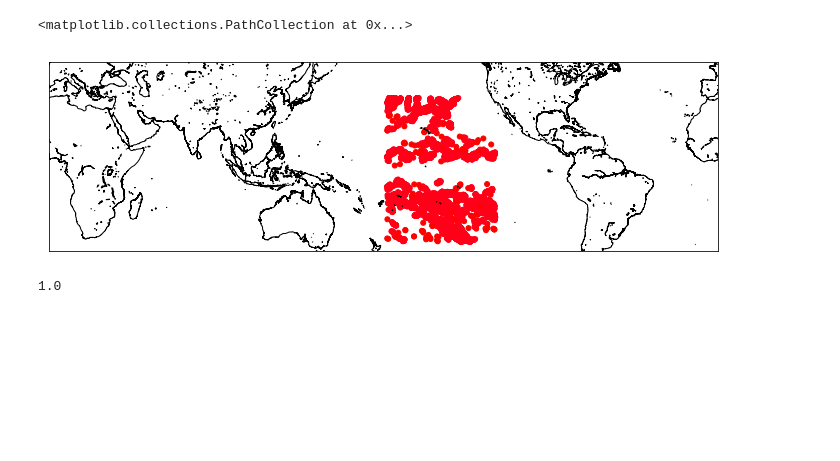
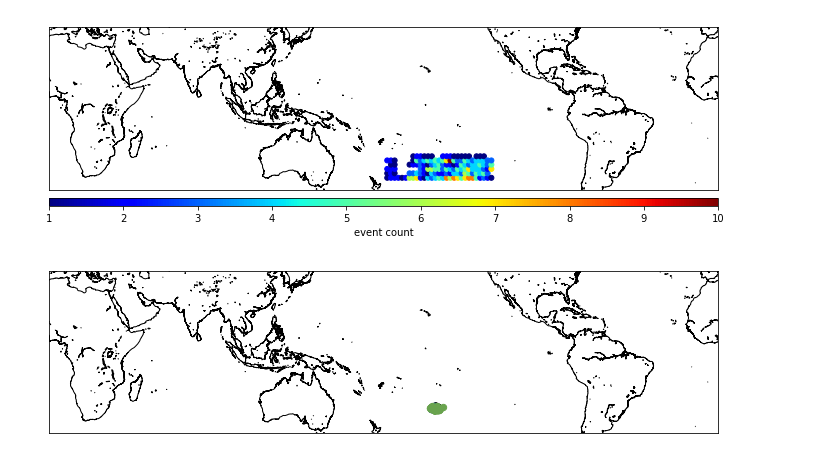
Before and after one commit to pshivraj/Precip_eScience, a Jupyter notebook: Plot Clustering Results.ipynb, the cells around one changed output. Cells and saved outputs as stored; diff of their text form; code cells hidden in the pictures; blank space fills up the shorter version.

```diff
--- a/Plot Clustering Results.ipynb
+++ b/Plot Clustering Results.ipynb
@@ -12,5 +42,9 @@ import math
+# %%
+def find_nearest_box(llat,llon,point):
+    D = [lat_long_to_arc(l1,l2,point[0],point[1]) for l1,l2 in zip(llat,llon)]
+    return np.argmin(D)
 # %%
-file = xr.open_dataset('SortedData.nc4')
+file = xr.open_dataset('SortedData_Optics.nc4')
 Data = file.Data.data #[delta_time, lat, lon, surface_rain, latent heat profile]
 labels = file.Labels.data
 Time = file.time.data
@@ -77,35 +111,64 @@ Text(0.5, 1.0, 'Range of Latent Heat Profiles in Events')
 # %%
-bbox = [-40,50,0,360]
+bbox = [-40,40,0,360]
 
 plt.figure(figsize=(12,6))
 # Define the projection, scale, the corners of the map, and the resolution.
 m = Basemap(projection='merc',llcrnrlat=bbox[0],urcrnrlat=bbox[1],\
             llcrnrlon=bbox[2],urcrnrlon=bbox[3],lat_ts=10,resolution='i')
 cmap = plt.get_cmap('gist_earth')
 
 # Draw coastlines
 m.drawcoastlines()
 
-GridPoints, index = np.unique(Data[:,1:3],axis=0,return_index=True)
-GridPoints = Data[index,1:3]
+Lat_Boxes = range(-35,35,2)
+Lon_Boxes = range(-180,-120,2)
 
-events_count = np.zeros((len(GridPoints)))
+llat, llon = np.meshgrid(Lat_Boxes,Lon_Boxes)
+llat = llat.flatten()
+llon = llon.flatten()
 
-for i in range(len(GridPoints)):
-    indices = np.array(np.argwhere(np.all((Data[:,1:3]==GridPoints[i,:]),axis=1)))
-    clusters = [labels[int(j)] for j in indices]
-    cluster = np.unique(clusters)
-    num = cluster[cluster>-1]
-    events_count[i]= len(num)
+events_count = np.zeros((len(llat)))
 
-labels_min = 0
-labels_max = np.max(events_count)
+for i in range(n_clusters_):
+    cluster = Data[labels==i,:]
+    cluster = np.unique(cluster[:,1:3],axis=0)
+    incluster = np.zeros(len(llat))
+    for j in range(len(cluster)):
+        ind_near = find_nearest_box(llat,llon,cluster[j,:])
+        incluster[ind_near] = 1
+    events_count += incluster
 
-m.scatter(GridPoints[:,1],GridPoints[:,0], latlon=True, c=events_count, s=25,cmap='hsv')
+
+llat = llat[events_count!=0]
+llon = llon[events_count!=0]
+events_count = events_count[events_count!=0]
+
+cs = m.scatter(llon.flatten(),llat.flatten(), latlon=True, c=events_count.flatten(), s=25,cmap='jet')
+cbar = m.colorbar(cs,location='bottom',pad="5%")
+cbar.set_label('event count')
 # %% [output]
-<matplotlib.collections.PathCollection at 0x...>
-[figure, old version]
+[figure, new version]
-# %%
-print(np.max(events_count))
-# %% [output]
-1.0
+# %%
+#region overwhich to show the plot
+bbox = [-40,40,0,360]
+
+plt.figure(figsize=(12,6))
+# Define the projection, scale, the corners of the map, and the resolution.
+m = Basemap(projection='merc',llcrnrlat=bbox[0],urcrnrlat=bbox[1],\
+            llcrnrlon=bbox[2],urcrnrlon=bbox[3],lat_ts=10,resolution='i')
+cmap = plt.get_cmap('gist_earth')
+
+# Draw coastlines and fill continents and water with color
+m.drawcoastlines()
+
+#look at the clusters within the range labels_min to labels_max
+labels_min = np.min(labels)+80
+labels_max = 82
+
+#plot the location of rain for the individual clusters (colored by cluster)
+for ii in range(labels_min,labels_max):
+    cluster = Data[labels==ii,:]
+    color_interp = np.interp(ii,[labels_min,labels_max],[0,200])
+    m.scatter(cluster[:,2],cluster[:,1],s=40,marker='o',color=cmap(int(color_interp)),latlon=True)
+# %% [output]
+[figure, added]
```
Also changed, not shown: parts of 3 cells of this notebook, 2 other files.
